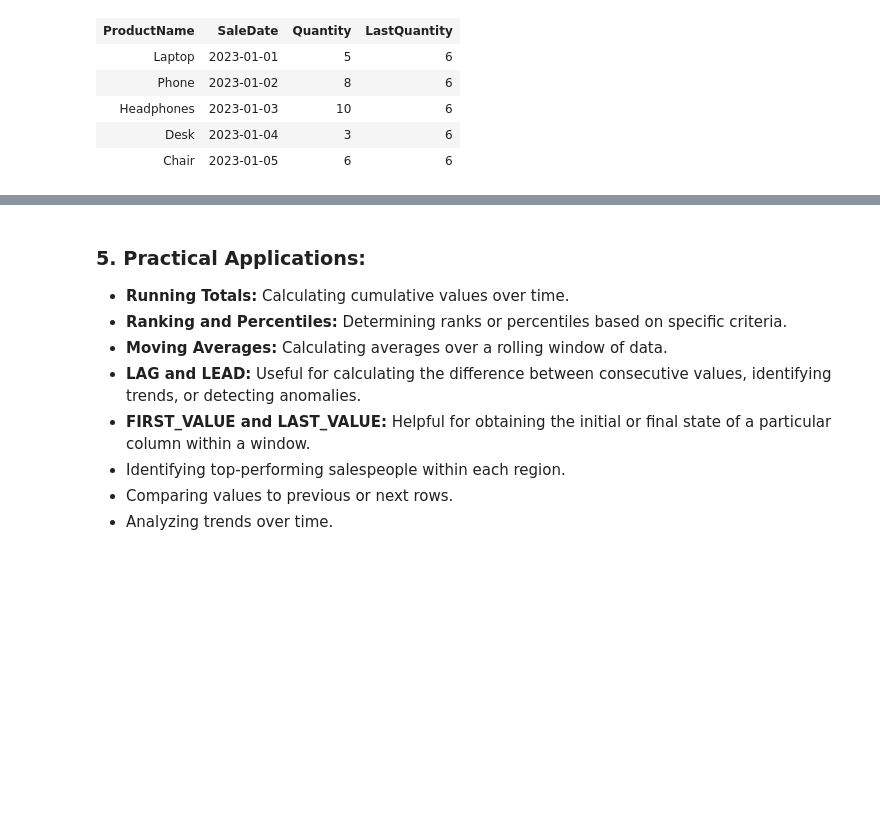
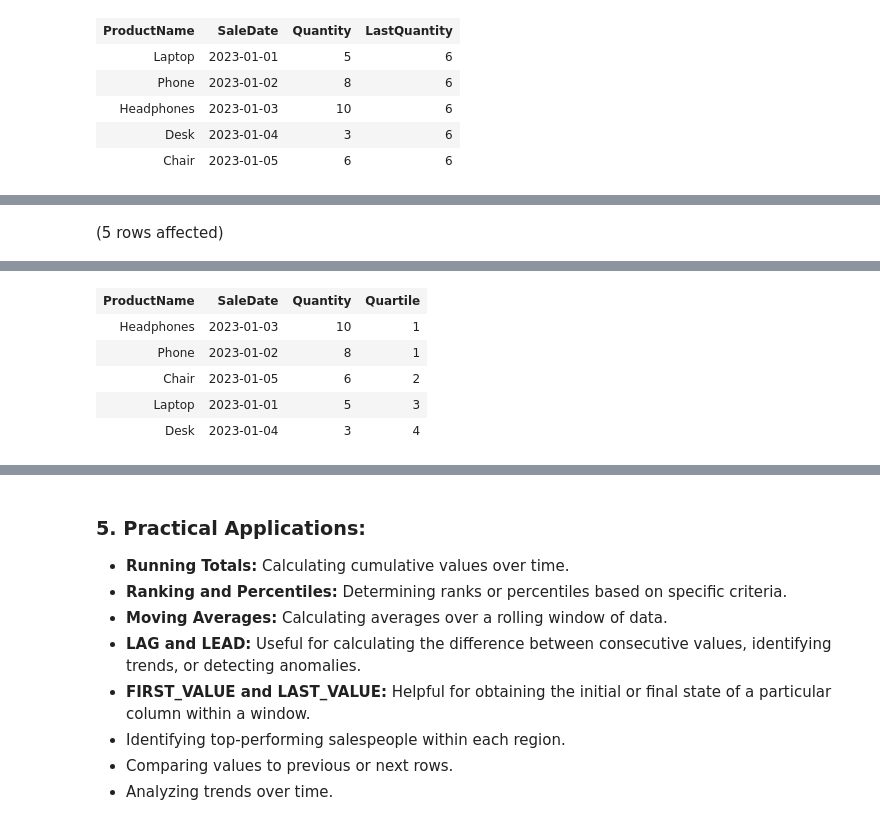
Before and after one commit to rathodlaxman/DataScienceLearnersHub-SQL, a Jupyter notebook: DSLH-WIndowFunctionInSQL.ipynb, the cells around one changed output, grey strips where cells are left out. Saved outputs shown, nothing was run; the diff lists cells and outputs as text; code cells hidden in the pictures; blank space fills up the shorter version.

Commit message:
NTILE() added in WINDOW Functions file

```diff
--- a/DSLH-WIndowFunctionInSQL.ipynb
+++ b/DSLH-WIndowFunctionInSQL.ipynb
@@ -258,0 +270,11 @@ Total execution time: 00:00:00.020
+# %%
+-- Example
+SELECT
+    ProductName,
+    SaleDate,
+    Quantity,
+    NTILE(4) OVER (ORDER BY Quantity DESC) AS Quartile
+FROM
+    Sales;
+# %% [output]
+(5 rows affected)
@@ -258,0 +282,6 @@ Total execution time: 00:00:00.020
+| ProductName | SaleDate | Quantity | Quartile |
+| Headphones | 2023-01-03 | 10 | 1 |
+| Phone | 2023-01-02 | 8 | 1 |
+| Chair | 2023-01-05 | 6 | 2 |
+| Laptop | 2023-01-01 | 5 | 3 |
+| Desk | 2023-01-04 | 3 | 4 |
```
Also changed, not shown: parts of 6 cells of this notebook, 1 other file.
